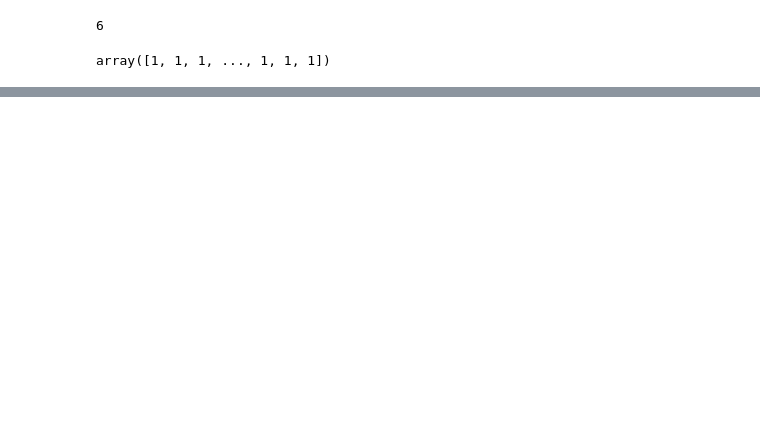
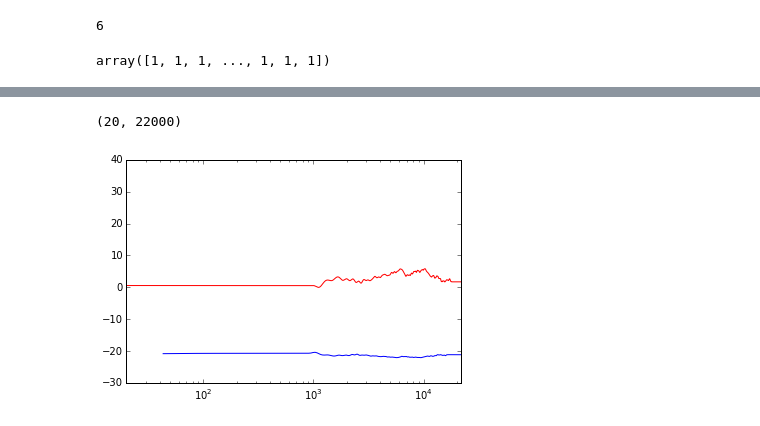
Before and after one commit to axiak/speakers, a Jupyter notebook: notebooks/HilbertFun.ipynb, the cells around one changed output, grey strips where cells are left out. Cells and saved outputs as stored; diff of their text form; code cells hidden in the pictures; blank space fills up the shorter version.

```diff
--- a/notebooks/HilbertFun.ipynb
+++ b/notebooks/HilbertFun.ipynb
@@ -44,0 +29,16 @@ f
+# %%
+impulse_response = filter_factory._read_ir_file('../measurements/tweaterleft1.txt', -.001, 0.004)
+sample_freq, new_fft = filter_factory._build_freq_response(impulse_response, 1000, 18000)
+
+plot_items = len(new_fft) / 2
+
+(freq, ampl) = scipy.signal.freqz(f.coefficients)
+freq_hz = (freq * f.sample_freq / (2 * numpy.pi))
+pyplot.semilogx(sample_freq[:plot_items],  20 * numpy.log10(numpy.abs(new_fft))[:plot_items] + 55, 'r-')
+pyplot.semilogx(freq_hz, 20 * numpy.log10(numpy.abs(ampl)), 'b-')
+
+pyplot.xlim(20, 22000)
+#pyplot.ylim(-80, -40)
+# %% [output]
+(20, 22000)
+[figure, added]
```
Also changed, not shown: parts of 9 cells of this notebook, 6 other files.
